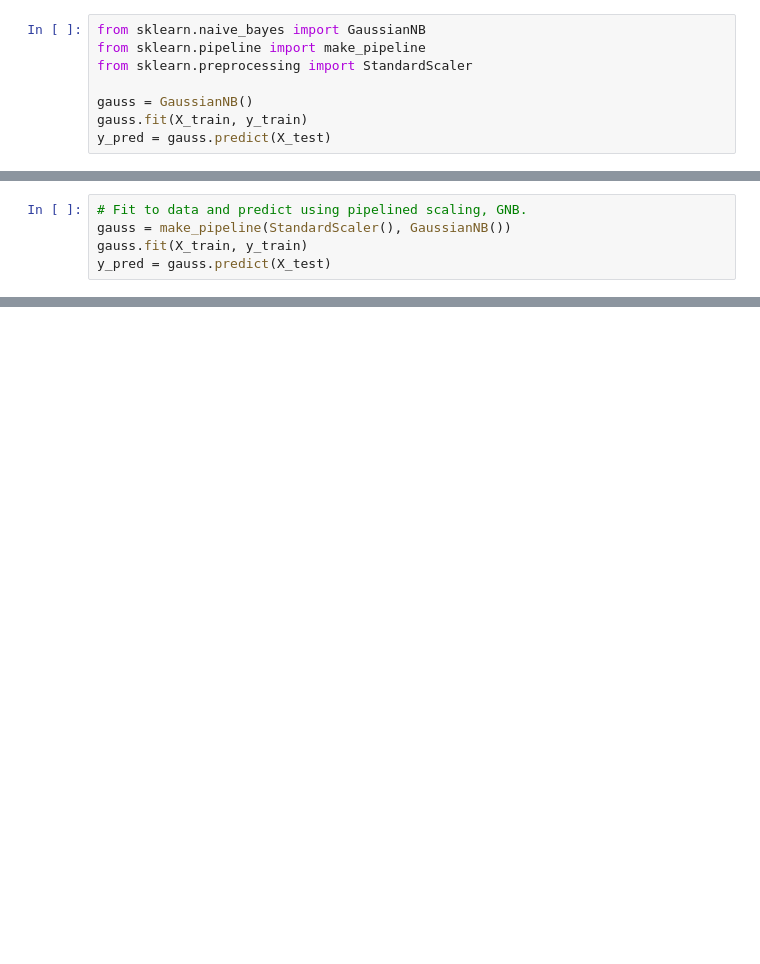
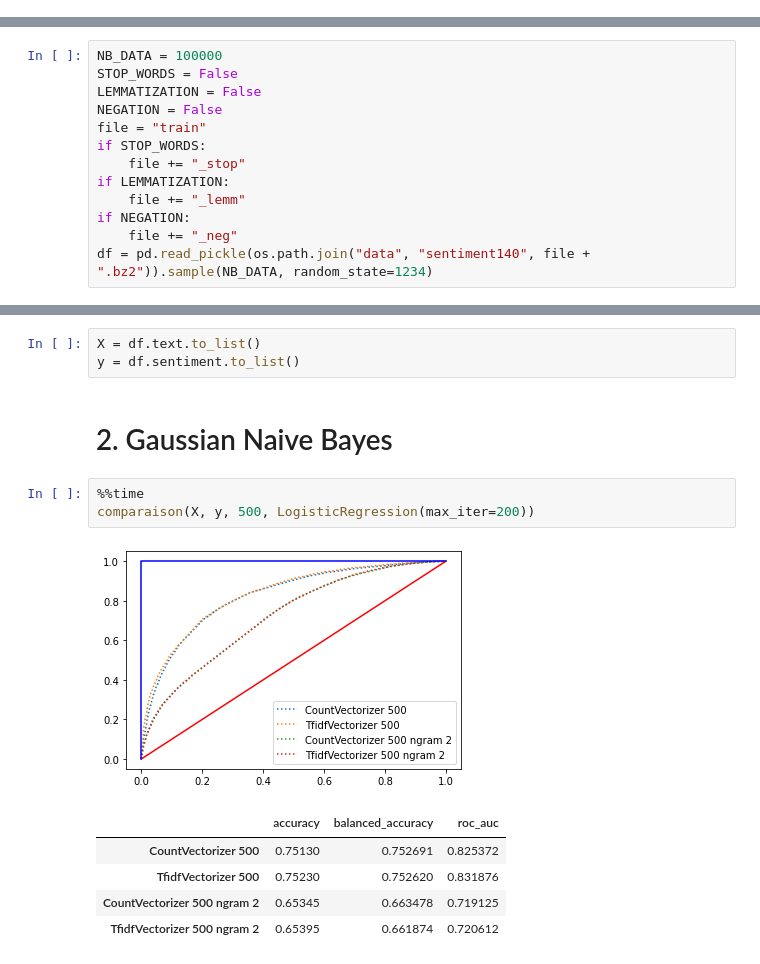
Before and after one commit to baptiste-pasquier/data_2A, a Jupyter notebook: model-NB.ipynb, the cells around one changed output, grey strips where cells are left out. Drawn from its saved outputs; the diff is of its cells as text; blank space fills up the shorter version.

```diff
--- a/model-NB.ipynb
+++ b/model-NB.ipynb
@@ -79,8 +0,0 @@ def conf_matrix(y_pred, y_test, model):
-# %%
-from sklearn.naive_bayes import GaussianNB
-from sklearn.pipeline import make_pipeline
-from sklearn.preprocessing import StandardScaler
-
-gauss = GaussianNB()
-gauss.fit(X_train, y_train)
-y_pred = gauss.predict(X_test)
@@ -95,5 +0,0 @@ F1 : 0.7204465652291347
-# %%
-# Fit to data and predict using pipelined scaling, GNB.
-gauss = make_pipeline(StandardScaler(), GaussianNB())
-gauss.fit(X_train, y_train)
-y_pred = gauss.predict(X_test)
@@ -172,0 +137,13 @@ grid_clf.best_params_
+# %%
+NB_DATA = 100000
+STOP_WORDS = False
+LEMMATIZATION = False
+NEGATION = False
+file = "train"
+if STOP_WORDS:
+    file += "_stop"
+if LEMMATIZATION:
+    file += "_lemm"
+if NEGATION:
+    file += "_neg"
+df = pd.read_pickle(os.path.join("data", "sentiment140", file + ".bz2")).sample(NB_DATA, random_state=1234)
@@ -172,0 +164,15 @@ grid_clf.best_params_
+# %%
+X = df.text.to_list()
+y = df.sentiment.to_list()
+# %% [markdown]
+# 2. Gaussian Naive Bayes
+# %%
+%%time
+comparaison(X, y, 500, LogisticRegression(max_iter=200))
+# %% [output]
+[figure, added]
+|  | accuracy | balanced_accuracy | roc_auc |
+| CountVectorizer 500 | 0.75130 | 0.752691 | 0.825372 |
+| TfidfVectorizer 500 | 0.75230 | 0.752620 | 0.831876 |
+| CountVectorizer 500 ngram 2 | 0.65345 | 0.663478 | 0.719125 |
+| TfidfVectorizer 500 ngram 2 | 0.65395 | 0.661874 | 0.720612 |
```
Also changed, not shown: parts of 38 cells of this notebook, 1 other file.
